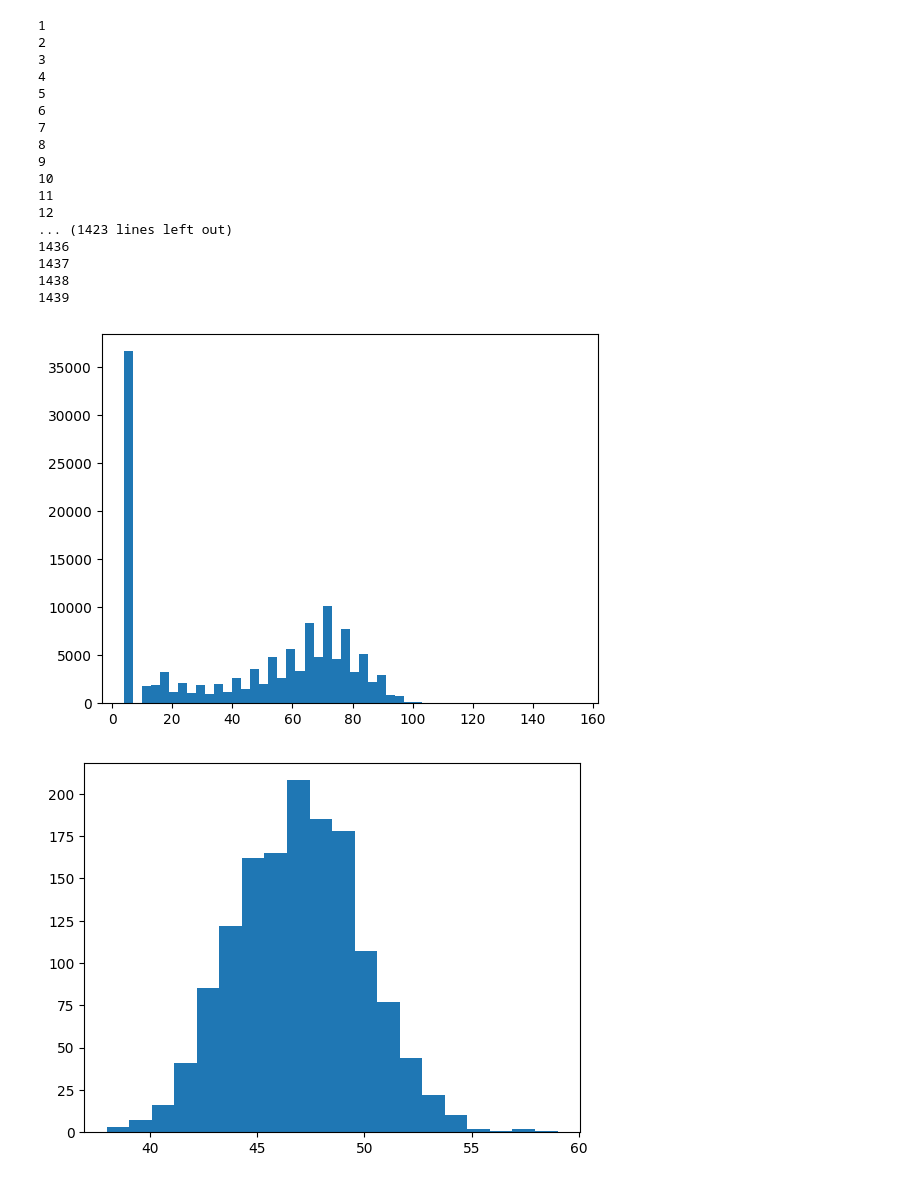
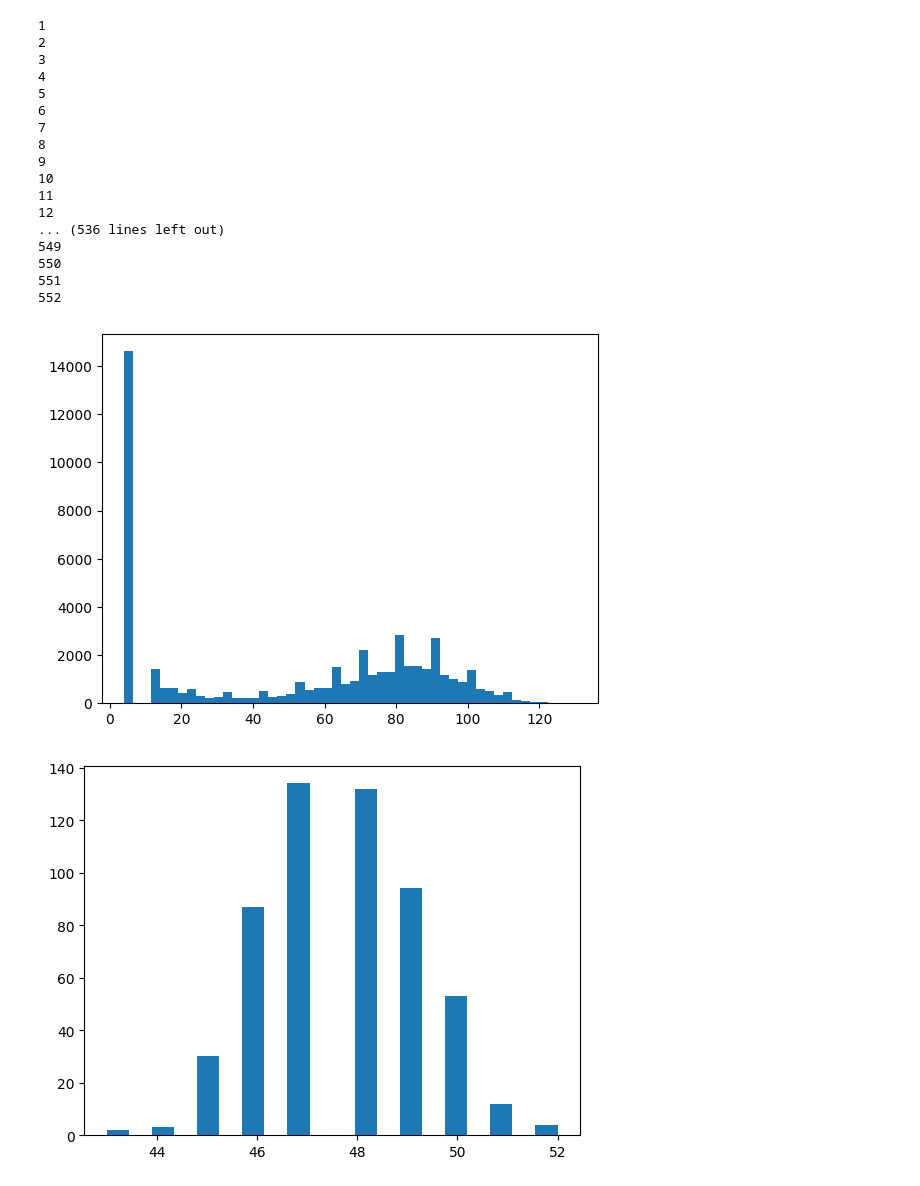
Before and after one commit to parkersherry/VTP-shepherding, a Jupyter notebook: Video Processing.ipynb, the cells around one changed output. Drawn from its saved outputs; the diff is of its cells as text; code cells hidden in the pictures.

```diff
--- a/Video Processing.ipynb
+++ b/Video Processing.ipynb
@@ -331,26 +348,26 @@ def init_video(filename, thresh):
     return numGuys,cTracker.Positions
 # %%
 #threshold doesn't matter for these purposes because the frames are black and white
-numGuys,pos = init_video("DroneVidsLamontFarm/Aug7_11_57-003_still_ish.MP4", 100)
+numGuys,pos = init_video("DroneVidsLamontFarm/13-02-clip8 (1).MP4", 100)
 
-#there are actually 47 sheep in the vid
+#there are actually 27 sheep in the vid
 # %% [output]
 1
 2
 3
 4
 5
 6
 7
 8
 9
 10
 11
 12
-... (1423 lines left out)
-1436
-1437
-1438
-1439
+... (536 lines left out)
+549
+550
+551
+552
-[figure, old version]
+[figure, new version]
-[figure, old version]
+[figure, new version]
```
Also changed, not shown: parts of 1 cell of this notebook.
